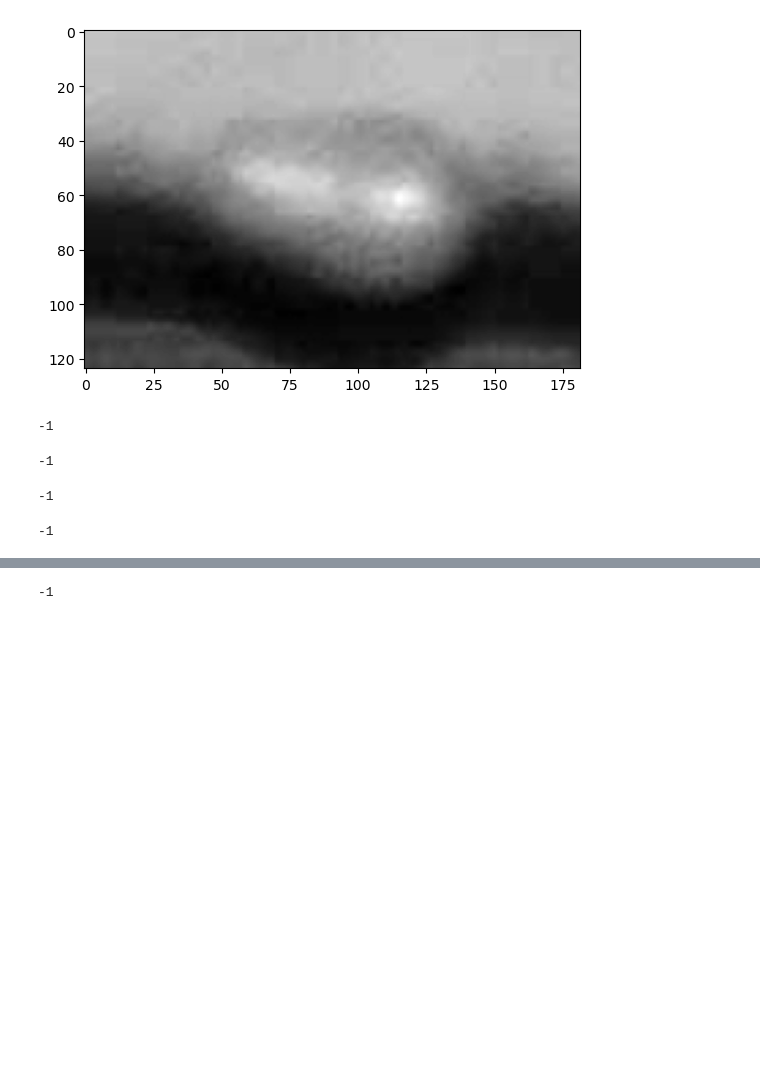
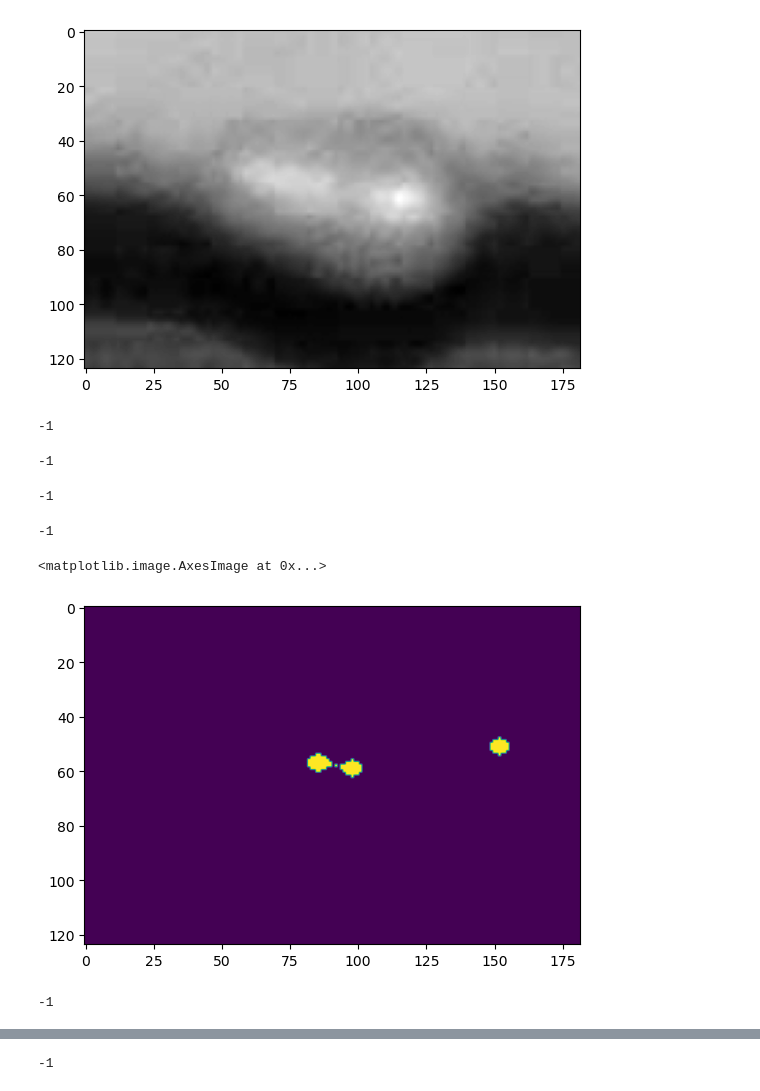
Before and after one commit to Meganwu/reaction_rl, a Jupyter notebook: imgs_treatment.ipynb, the cells around one changed output, grey strips where cells are left out. Cells and saved outputs as stored; diff of their text form; code cells hidden in the pictures; blank space fills up the shorter version.

```diff
--- a/imgs_treatment.ipynb
+++ b/imgs_treatment.ipynb
@@ -73,6 +115,11 @@ cv2.imshow('Cleanup up crystal foreground mask', foreground)
 cv2.waitKey(10)
 # %% [output]
 -1
+# %%
+plt.imshow(foreground)
+# %% [output]
+<matplotlib.image.AxesImage at 0x...>
+[figure, added]
 # %%
 
 kernel = cv2.getStructuringElement(cv2.MORPH_ELLIPSE, (17, 17))
@@ -80,4 +127,6 @@ background = cv2.dilate(foreground, kernel, iterations=3)
 unknown = cv2.subtract(background, foreground)
 cv2.imshow('Background', background)
 cv2.waitKey(10)
-cv2.destroyAllWindows()
+# cv2.destroyAllWindows()
+# %% [output]
+-1
```
Also changed, not shown: parts of 12 cells of this notebook, 8 other files.
